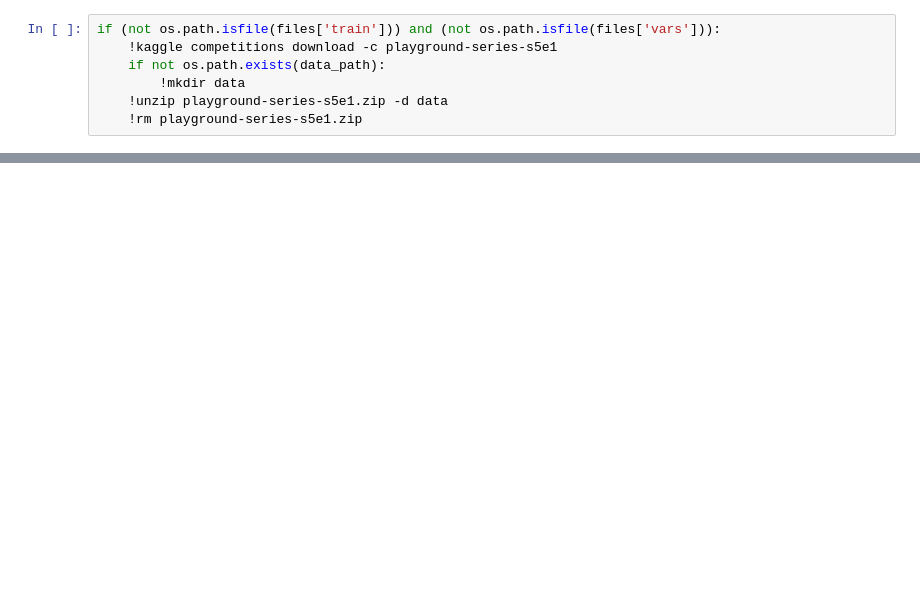
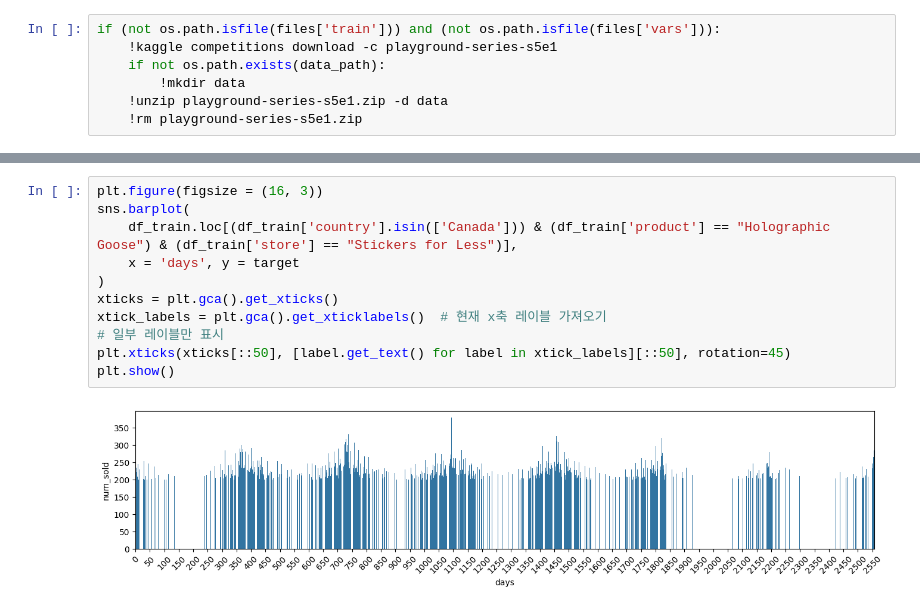
Before and after one commit to sunkusun9/sunkusun9, a Jupyter notebook: kaggle/PGS5_ep1/1. wrangling.ipynb, the cells around one changed output, grey strips where cells are left out. Saved outputs shown, nothing was run; the diff lists cells and outputs as text; blank space fills up the shorter version.

```diff
--- a/kaggle/PGS5_ep1/1. wrangling.ipynb
+++ b/kaggle/PGS5_ep1/1. wrangling.ipynb
@@ -93,0 +208,13 @@ shape: (230_130, 6)
+# %%
+plt.figure(figsize = (16, 3))
+sns.barplot(
+    df_train.loc[(df_train['country'].isin(['Canada'])) & (df_train['product'] == "Holographic Goose") & (df_train['store'] == "Stickers for Less")],
+    x = 'days', y = target
+)
+xticks = plt.gca().get_xticks()
+xtick_labels = plt.gca().get_xticklabels()  # 현재 x축 레이블 가져오기
+# 일부 레이블만 표시
+plt.xticks(xticks[::50], [label.get_text() for label in xtick_labels][::50], rotation=45)
+plt.show()
+# %% [output]
+[figure, added]
```
Also changed, not shown: parts of 55 cells of this notebook, 5 other files.
